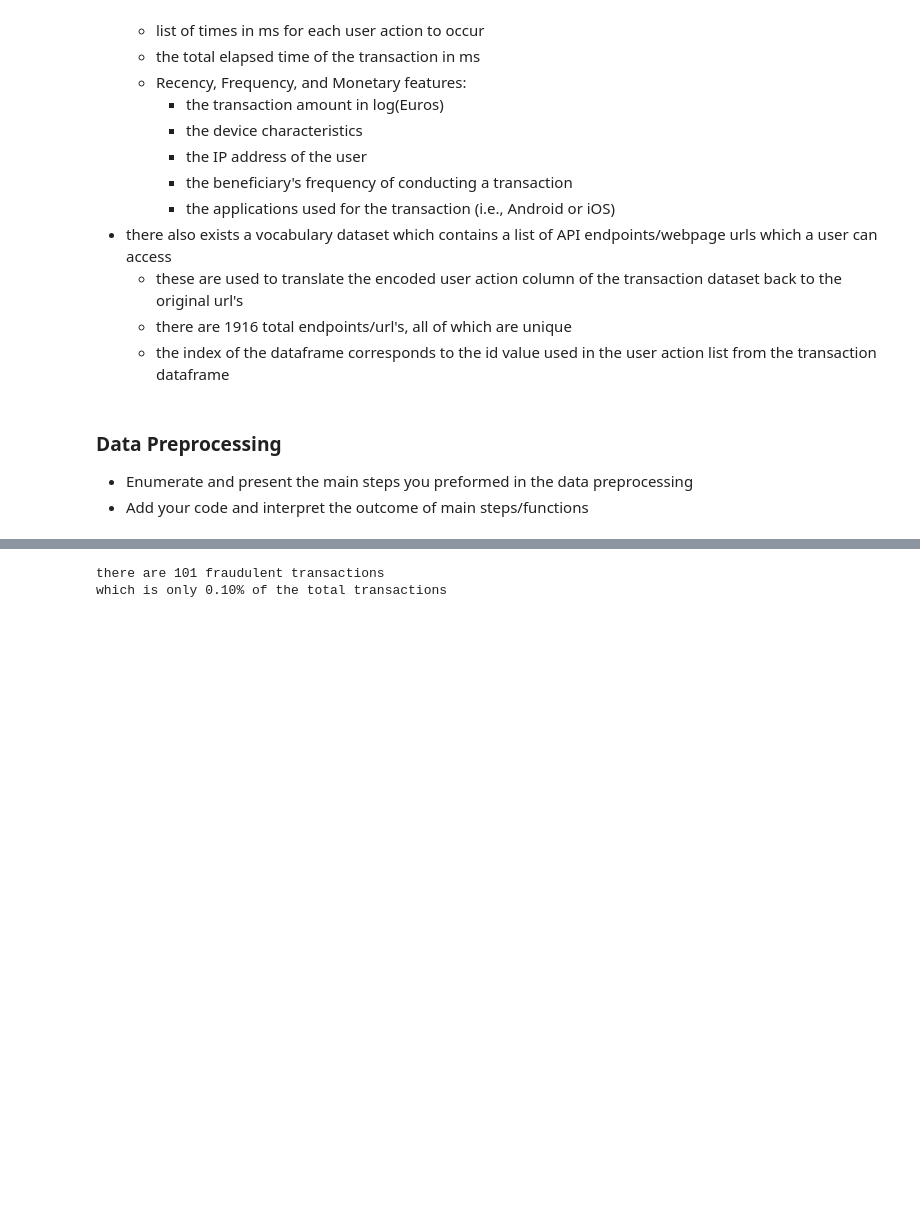
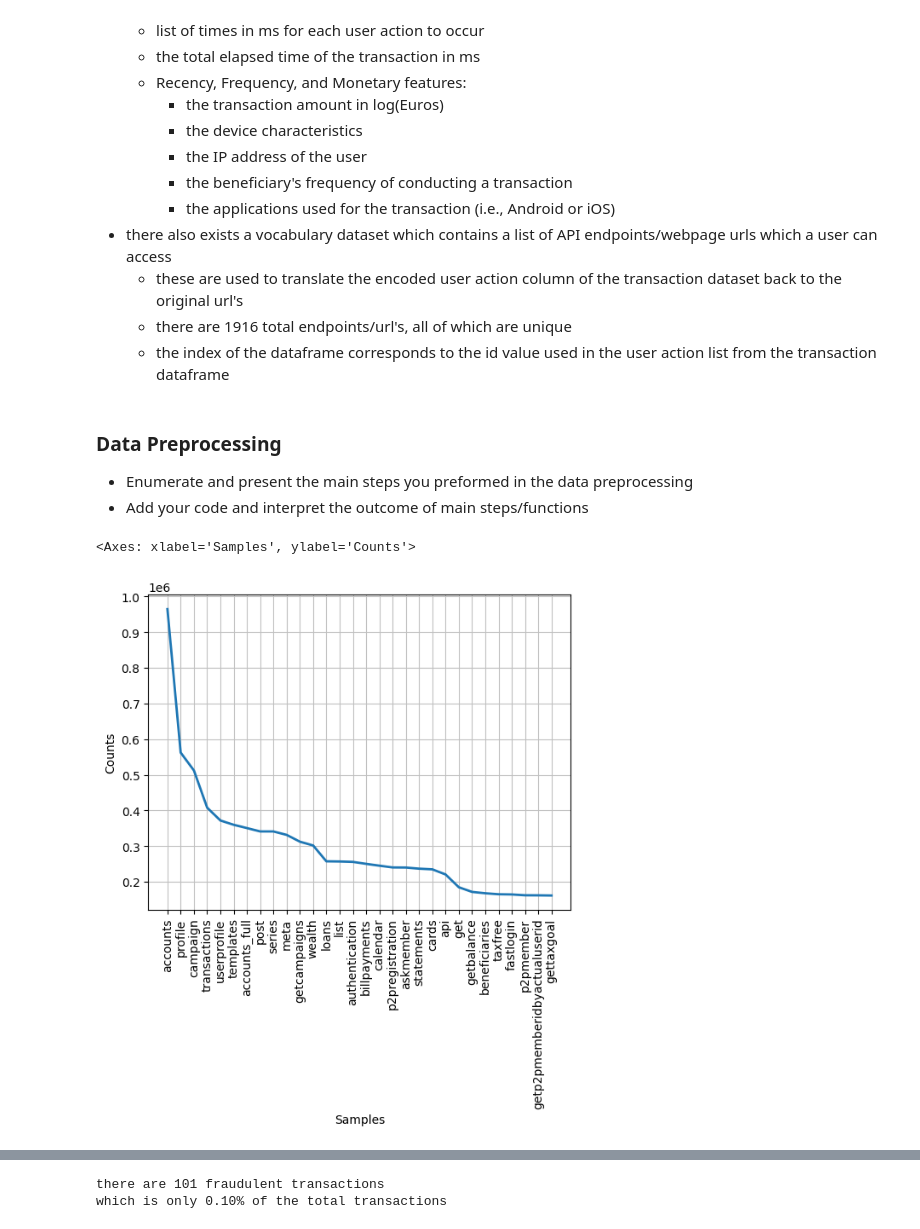
Before and after one commit to lmasud-psu/AI_574_project, a Jupyter notebook: Latif Masud-Wesley Mitchell-Gerald Wagner-code.ipynb, the cells around one changed output, grey strips where cells are left out. Drawn from its saved outputs; the diff is of its cells as text; code cells hidden in the pictures; blank space fills up the shorter version.

Commit message:
Add more characteriztion - word freq, wordcloud, and token length plots

```diff
--- a/Latif Masud-Wesley Mitchell-Gerald Wagner-code.ipynb
+++ b/Latif Masud-Wesley Mitchell-Gerald Wagner-code.ipynb
@@ -184,3 +189,11 @@ for action in actions_raw:
             action_ids.append(id_to_action[int(id)])
 
     actions.append(' '.join(action_ids))
+# %%
+# plot the words to see most frequent
+word_list = ' '.join(actions).replace(' . ', ' ').split()
+fdist = FreqDist(word_list[2:])
+fdist.plot(30)
+# %% [output]
+<Axes: xlabel='Samples', ylabel='Counts'>
+[figure, added]
```
Also changed, not shown: parts of 5 cells of this notebook.
